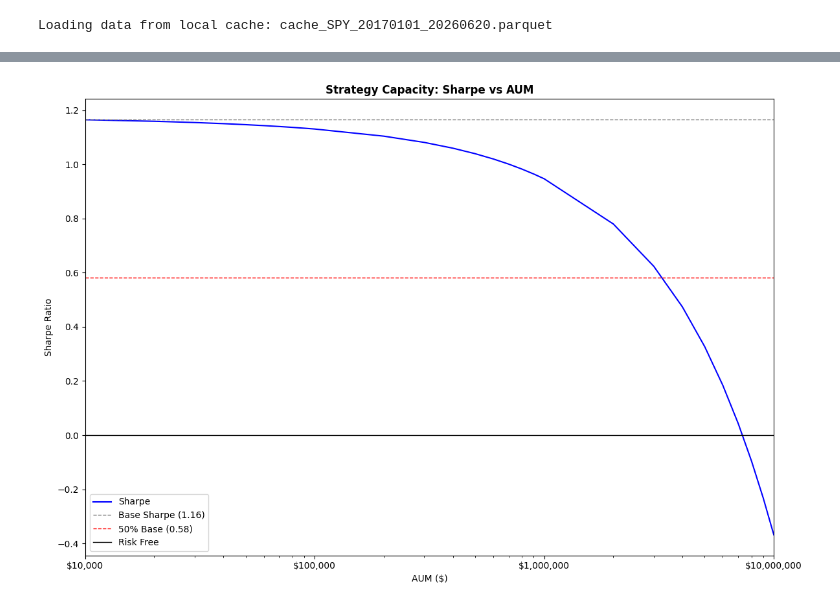
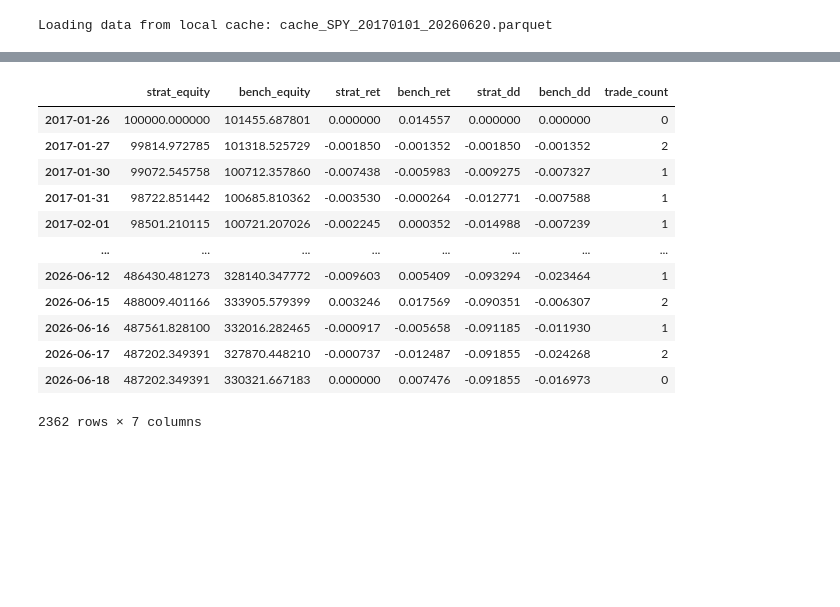
Before and after one commit to nip403/SPY-Strategy-Backtest, a Jupyter notebook: main.ipynb, the cells around one changed output, grey strips where cells are left out. Drawn from its saved outputs; the diff is of its cells as text; code cells hidden in the pictures; blank space fills up the shorter version.

```diff
--- a/main.ipynb
+++ b/main.ipynb
@@ -44,5 +44,19 @@ Information Ratio                   0.14              -
 '\nprint(p.result(start=date(2020, 1, 1), end=date(2021, 1, 1)))\nprint(p.result(date=date(2025, 4, 12)))\n'
 # %%
-sharpe_curve(df, PortfolioDynamicCost, [i * (10 ** k) for k in range(4, 7) for i in range(1, 10)] + [1e7])
+#sharpe_curve(df, PortfolioDynamicCost, [i * (10 ** k) for k in range(4, 7) for i in range(1, 10)] + [1e7])
-# %% [output]
-[figure, removed]
+# %%
+p.stats
+# %% [output]
+|  | strat_equity | bench_equity | strat_ret | bench_ret | strat_dd | bench_dd | trade_count |
+| 2017-01-26 | 100000.000000 | 101455.687801 | 0.000000 | 0.014557 | 0.000000 | 0.000000 | 0 |
+| 2017-01-27 | 99814.972785 | 101318.525729 | -0.001850 | -0.001352 | -0.001850 | -0.001352 | 2 |
+| 2017-01-30 | 99072.545758 | 100712.357860 | -0.007438 | -0.005983 | -0.009275 | -0.007327 | 1 |
+| 2017-01-31 | 98722.851442 | 100685.810362 | -0.003530 | -0.000264 | -0.012771 | -0.007588 | 1 |
+| 2017-02-01 | 98501.210115 | 100721.207026 | -0.002245 | 0.000352 | -0.014988 | -0.007239 | 1 |
+| ... | ... | ... | ... | ... | ... | ... | ... |
+| 2026-06-12 | 486430.481273 | 328140.347772 | -0.009603 | 0.005409 | -0.093294 | -0.023464 | 1 |
+| 2026-06-15 | 488009.401166 | 333905.579399 | 0.003246 | 0.017569 | -0.090351 | -0.006307 | 2 |
+| 2026-06-16 | 487561.828100 | 332016.282465 | -0.000917 | -0.005658 | -0.091185 | -0.011930 | 1 |
+| 2026-06-17 | 487202.349391 | 327870.448210 | -0.000737 | -0.012487 | -0.091855 | -0.024268 | 2 |
+| 2026-06-18 | 487202.349391 | 330321.667183 | 0.000000 | 0.007476 | -0.091855 | -0.016973 | 0 |
+2362 rows × 7 columns
```
Also changed, not shown: parts of 3 cells of this notebook, 4 other files.
